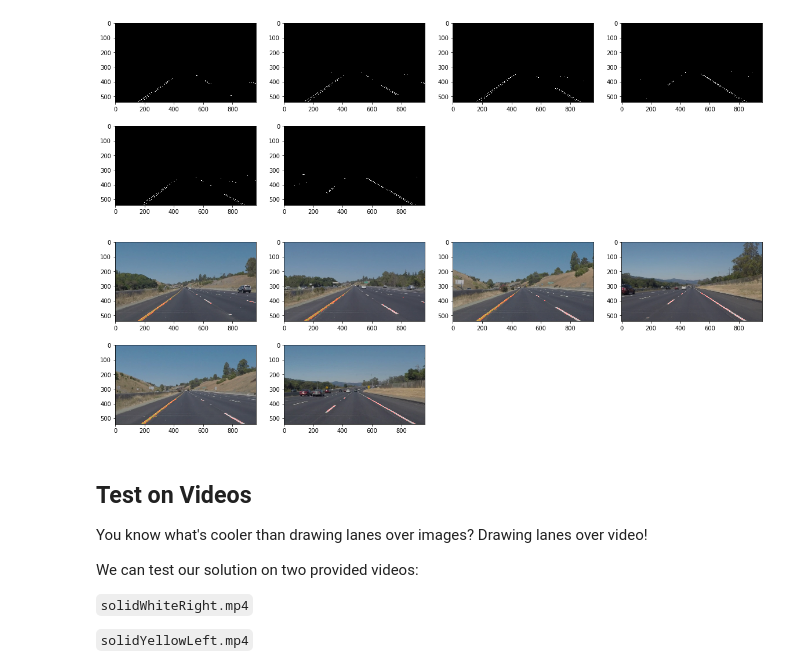
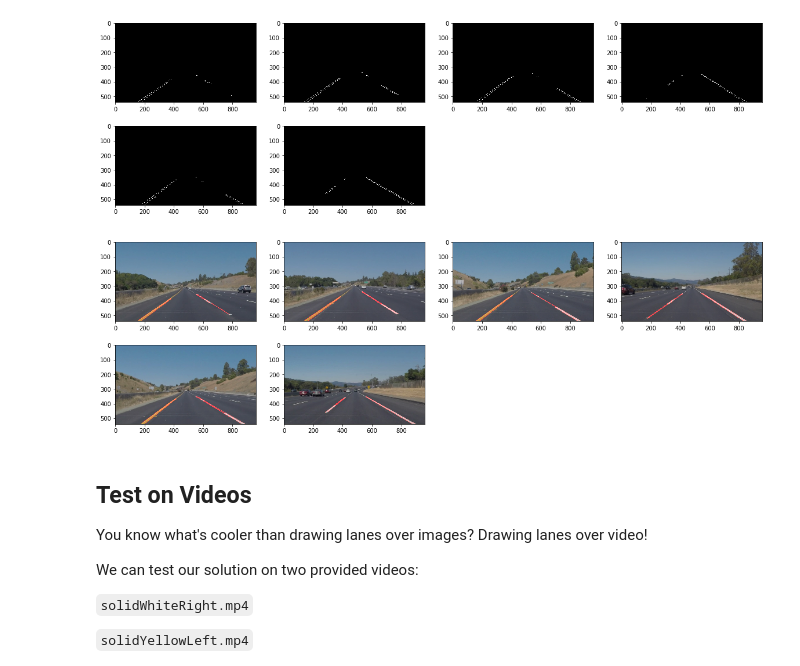
Before and after one commit to bajcmartinez/CarND-LaneLines-P1, a Jupyter notebook: P1.ipynb, the cells around one changed output. Cells and saved outputs as stored; diff of their text form; code cells hidden in the pictures.

Commit message:
fix(make better lines): average lines over time, also changed the shape for processing the lanes to a more accurate over a rect, and modified the hough's parameters

```diff
--- a/P1.ipynb
+++ b/P1.ipynb
@@ -267,15 +267,15 @@ show_images(images, cmap='gray')
 [figure]
 # %%
 ### 3. Let's smooth out the picture
-kernel_size = 3
+kernel_size = 7
 images = [gaussian_blur(img, kernel_size) for img in images]
 show_images(images, cmap='gray')
 # %% [output]
 [figure]
 # %%
 ### 4. Now we start working on detecting the edges, for that we use the Canny function
-low_threshold = 30
-high_threshold = 60
+low_threshold = 70
+high_threshold = 140
 images = [canny(img, low_threshold, high_threshold) for img in images]
 #images = [auto_canny(img) for img in images]
 show_images(images, cmap='gray')
@@ -289,15 +289,19 @@ compare_images(original_images, images)
 # %%
 ### 5. Cut the region of interest for the analysis
-imshape = images[0].shape
-x1 = 0
-x2 = imshape[1]
-y1 = imshape[0]*0.6
-y2 = imshape[0]
+imgshape = images[0].shape
+
+# Make sure to select only the current lane, get everything else out as was making too much noise on final output
+img_height = imgshape[0]
+img_width = imgshape[1]
+left_bottom = (img_width * 0.05, img_height)
+left_top = (img_width * 0.4, img_height * 0.6)
+right_top = (img_width * 0.6, img_height * 0.6)
+right_bottom = (img_width * 0.95, img_height)
 vertex = np.array([[
-    (x1, y2),
-    (x1, y1),
-    (x2, y1),
-    (x2, y2)
+    left_bottom,
+    left_top,
+    right_top,
+    right_bottom
 ]], dtype=np.int32)
 images = [region_of_interest(img, vertex) for img in images]
 show_images(images, cmap='gray')
@@ -306,21 +310,21 @@ show_images(images, cmap='gray')
 # %%
 ### 6. Time for the Hough transformation
 rho = 1
 theta = np.pi/180
-threshold = 1
-min_line_len = 5
-max_line_gap = 1
+threshold = 20
+min_line_len = 20
+max_line_gap = 200
 
 final_images = []
 for i, img in enumerate(images):
     masked_edges = hough_lines(img, rho, theta, threshold, min_line_len, max_line_gap)
     final = weighted_img(masked_edges, original_images[i])
     final_images.append(final)
 
 
 show_images(final_images)
 # %% [output]
-[figure, old version]
+[figure, new version]
 # %% [markdown]
 ## Test on Videos
 
```
Also changed, not shown: parts of 7 cells of this notebook, 3 other files.
